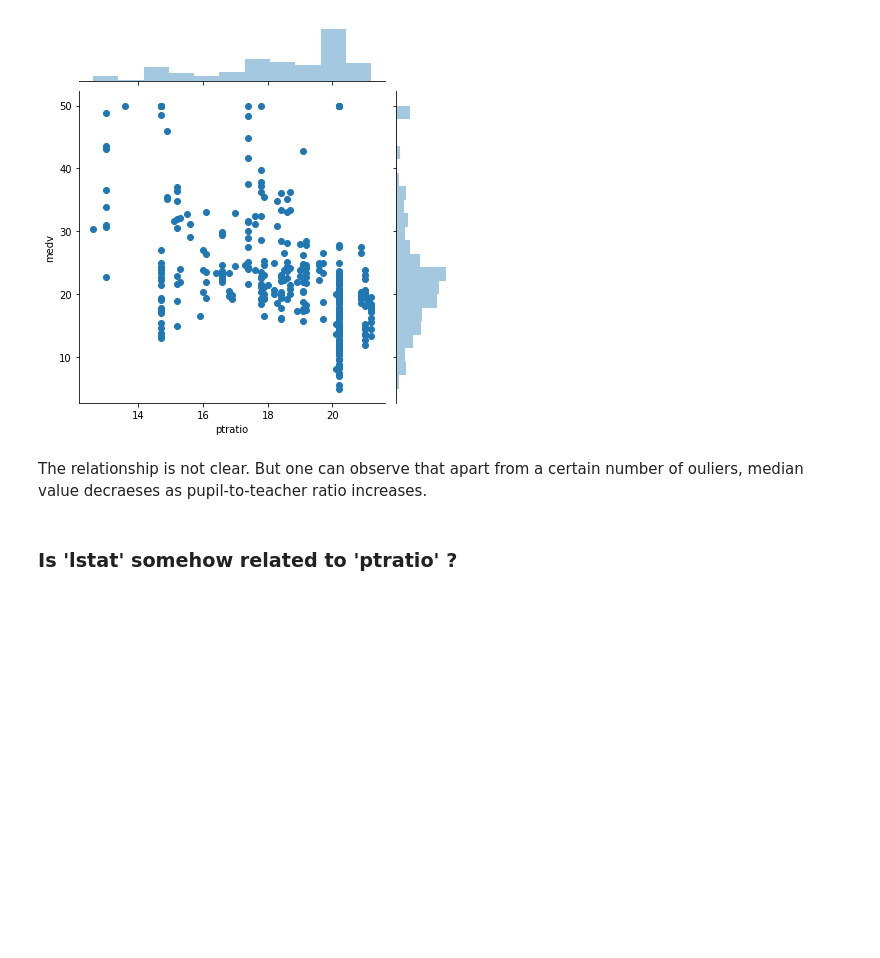
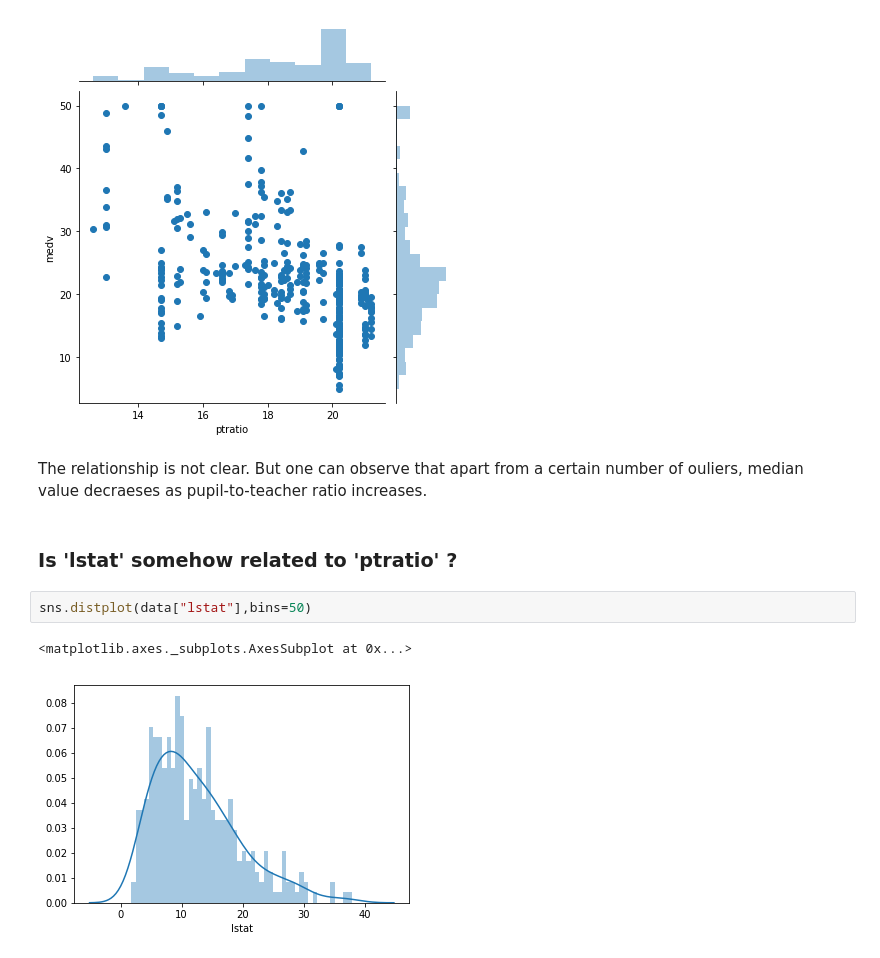
Before and after one commit to vishnutalanki/BostonHosuing, a Jupyter notebook: Exploratory Data Analysis of Boston housing prices.ipynb, the cells around one changed output. Saved outputs shown, nothing was run; the diff lists cells and outputs as text; blank space fills up the shorter version.

```diff
--- a/Exploratory Data Analysis of Boston housing prices.ipynb
+++ b/Exploratory Data Analysis of Boston housing prices.ipynb
@@ -85,4 +85,9 @@ plt.show()
 The relationship is not clear. But one can observe that apart from a certain number of ouliers, median value decraeses as pupil-to-teacher ratio increases.
 # %% [markdown]
 ### Is 'lstat' somehow related to 'ptratio' ?
+# %%
+sns.distplot(data["lstat"],bins=50)
+# %% [output]
+<matplotlib.axes._subplots.AxesSubplot at 0x...>
+[figure, added]
 # %%
```
Also changed, not shown: parts of 1 cell of this notebook.
